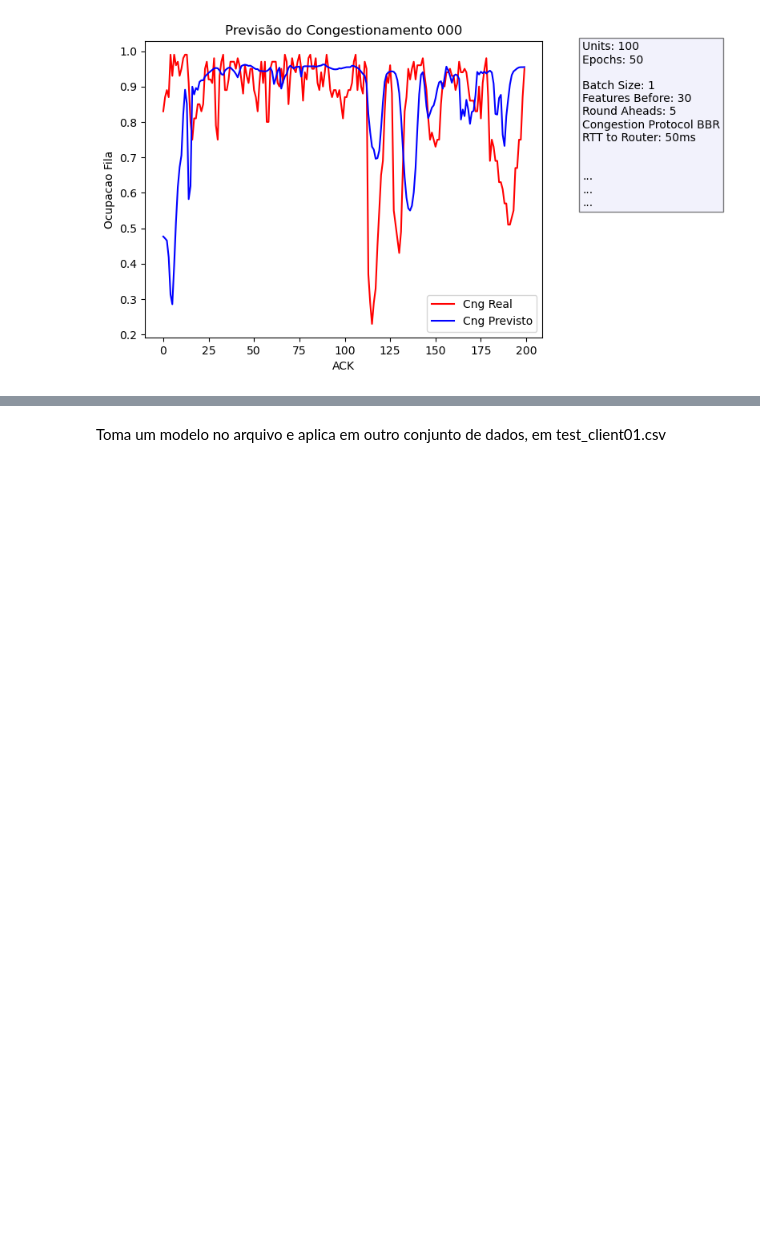
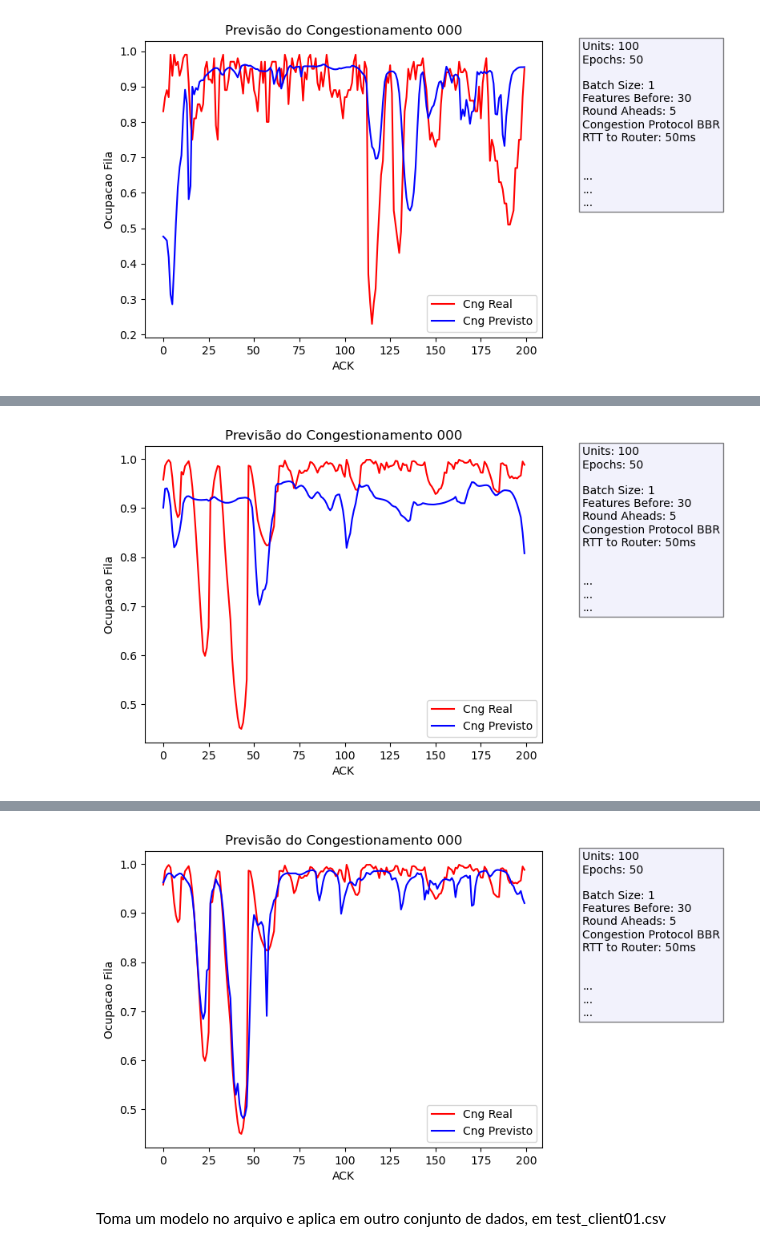
Before and after one commit to reisdout/FederatedColab, a Jupyter notebook: federated_network_5ACK.ipynb, the cells around one changed output, grey strips where cells are left out. Cells and saved outputs as stored; diff of their text form; code cells hidden in the pictures; blank space fills up the shorter version.

Commit message:
Teste com um médias móveis

```diff
--- a/federated_network_5ACK.ipynb
+++ b/federated_network_5ACK.ipynb
@@ -1573,0 +1576,12 @@ Será que requer um espaço de treinamento maior?
+# %%
+
+description = "Terminais: 40, 20 longos (4GB), 10 Very Short (10KB) e 10 Short (100KB), entrando no terço final da simulação."+"\n"
+description =description + "Topologia: Dumbell (1000MB,1MB de bottleneck), Terminal base 10ms; servidor 100ms;  RTT1=100ms, Salto RTT= 50ms.\n"
+description =description + "Tempo de Simulação:30min.\n"
+description = description+ "Prevendo a média móvel.\n"
+
+GeneralTraining(parExpDir="./Exp_0000013/",
+                parTrainingPath="./Exp_0000013/training_client01.csv",
+                parTestPath="./Exp_0000013/test_client01.csv",
+                parExpDescription=description)
+# %% [output]
@@ -1573,0 +1590 @@ Será que requer um espaço de treinamento maior?
+[figure, added]
@@ -1574,3 +1593,4 @@ Será que requer um espaço de treinamento maior?
+[figure, added]
 # %% [markdown]
 Toma um modelo no arquivo e aplica em outro conjunto de dados, em test_client01.csv
 # %%
```
Also changed, not shown: parts of 2 cells of this notebook, 19 other files.
